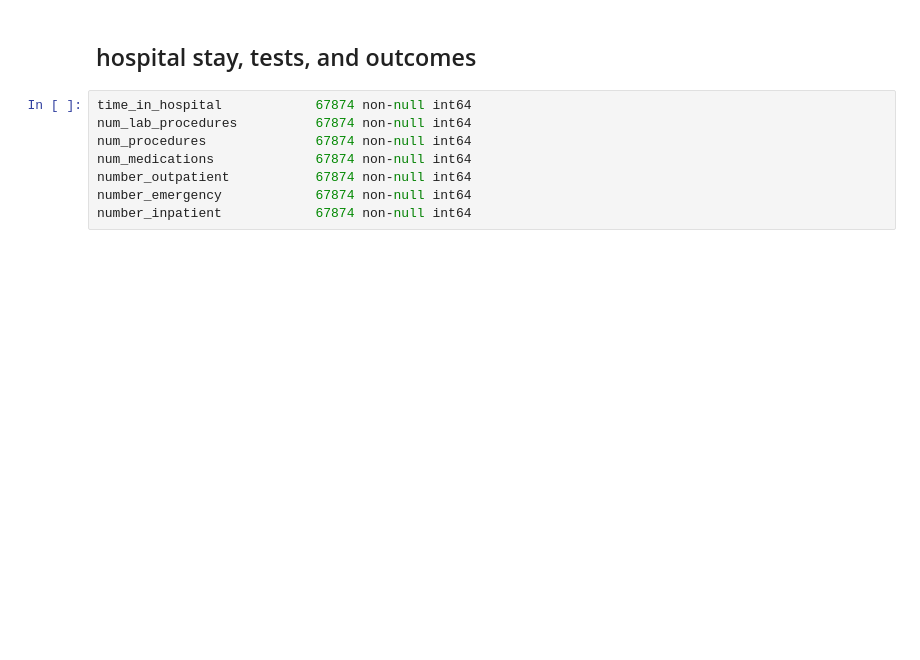
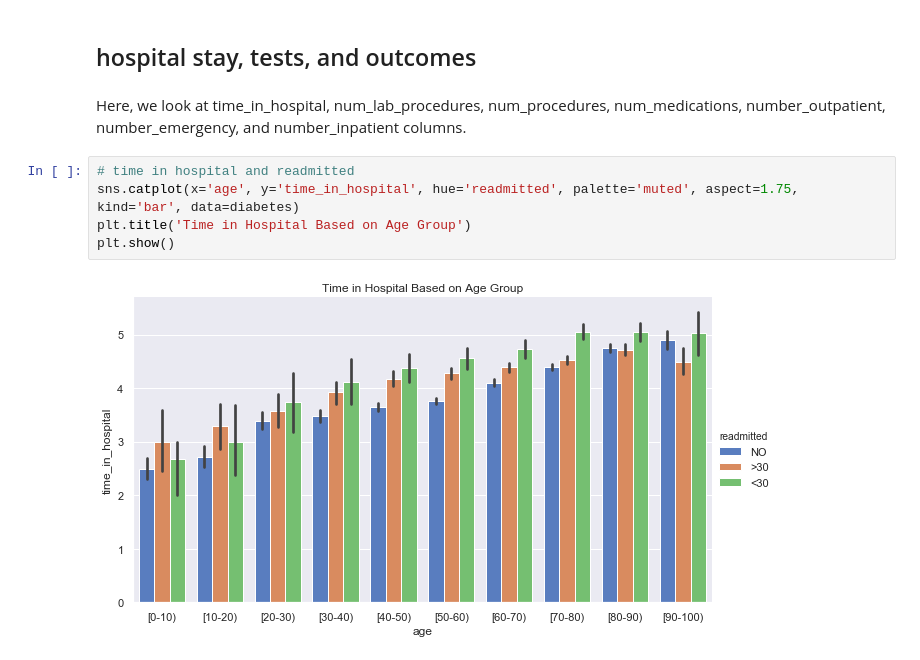
Before and after one commit to annasophiat/diabetic-readmissions, a Jupyter notebook: diabetes_storytelling.ipynb, the cells around one changed output. Cells and saved outputs as stored; diff of their text form; blank space fills up the shorter version.

```diff
--- a/diabetes_storytelling.ipynb
+++ b/diabetes_storytelling.ipynb
@@ -158,11 +164,12 @@ plt.show()
 [figure]
 # %% [markdown]
 ## hospital stay, tests, and outcomes
-# %%
-time_in_hospital            67874 non-null int64
-num_lab_procedures          67874 non-null int64
-num_procedures              67874 non-null int64
-num_medications             67874 non-null int64
-number_outpatient           67874 non-null int64
-number_emergency            67874 non-null int64
-number_inpatient            67874 non-null int64
+# %% [markdown]
+Here, we look at time_in_hospital, num_lab_procedures, num_procedures, num_medications, number_outpatient, number_emergency, and number_inpatient columns.
+# %%
+# time in hospital and readmitted
+sns.catplot(x='age', y='time_in_hospital', hue='readmitted', palette='muted', aspect=1.75, kind='bar', data=diabetes)
+plt.title('Time in Hospital Based on Age Group')
+plt.show()
+# %% [output]
+[figure, added]
```
Also changed, not shown: parts of 10 cells of this notebook.
